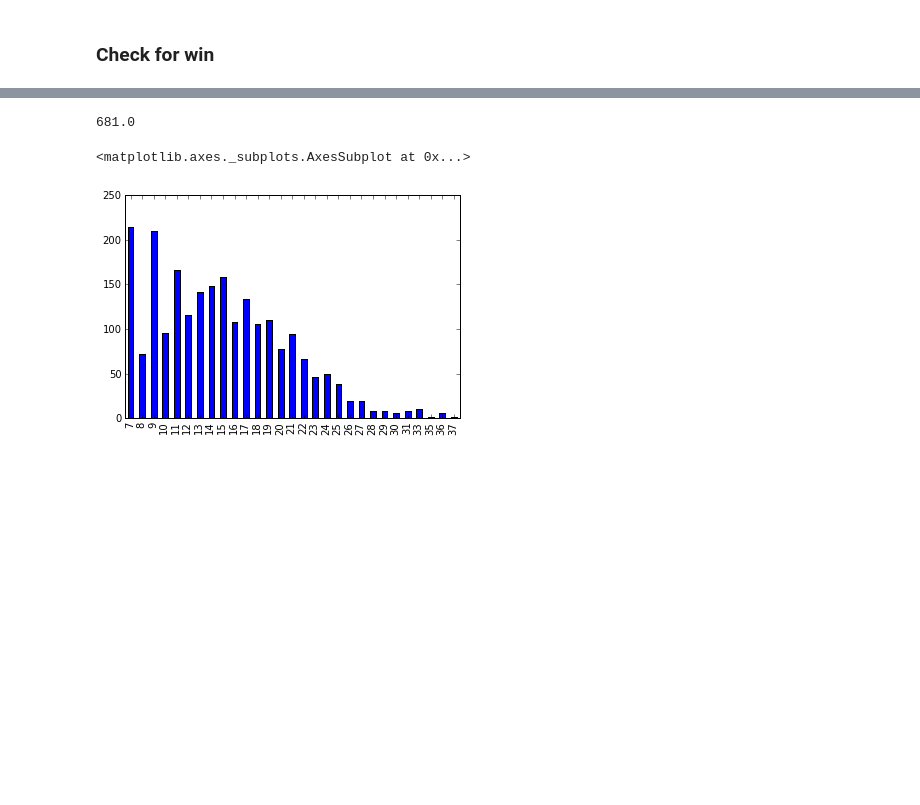
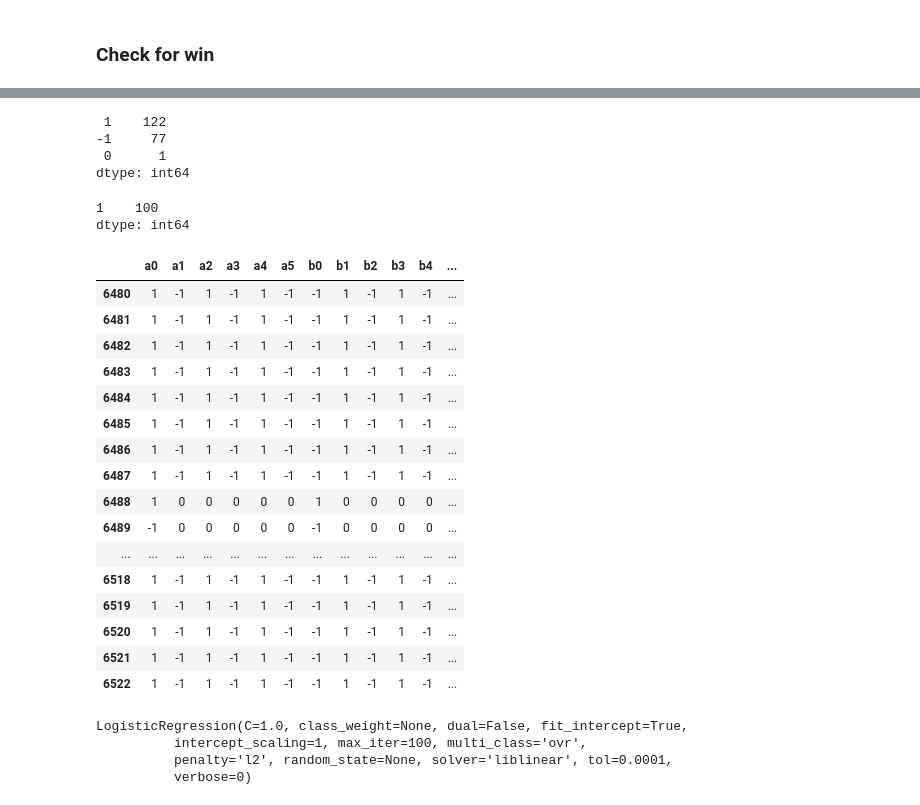
Before and after one commit to dav1dfeldman/Game-AI, a Jupyter notebook: Connect 4 0.0.1.ipynb, the cells around one changed output, grey strips where cells are left out. Saved outputs shown, nothing was run; the diff lists cells and outputs as text; code cells hidden in the pictures; blank space fills up the shorter version.

```diff
--- a/Connect 4 0.0.1.ipynb
+++ b/Connect 4 0.0.1.ipynb
@@ -142,16 +164,18 @@ def determine_new_board_positions(game, choosen_move, player):
     game[choosen_move] = player
     return game
 # %%
-def play_game(game, remaining_empty_positions,winning_positions):
+def play_game(winning_positions, player_1_algo, player_2_algo):
     game = new_game(X_cols)
     remaining_empty_positions = empty_positions(rows, columns)
+    game_progress = pd.DataFrame(columns = X_cols)
     for game_move_count in range(len(game)):
         player = determine_player(game_move_count)
-        choosen_move, has_won_game = choose_move(game, remaining_empty_positions, winning_positions, player)
+        choosen_move, has_won_game = choose_move(game, remaining_empty_positions, winning_positions, player, player_1_algo, player_2_algo)
         game = determine_new_board_positions(game, choosen_move, player)
+        game_progress = game_progress.append(game, ignore_index=True)
         remaining_empty_positions = remove_empty_position(choosen_move, remaining_empty_positions)
         if has_won_game == True:
-            return (player, game)
+            return (player, game, game_progress)
 # %%
 connect_n = 4
 board_height = 6
@@ -177,14 +196,16 @@ defaultdict(<type 'list'>, {'f0': [('up', ['f0', 'f1', 'f2', 'f3'])], 'f1': [('u
 # %%
 random.seed(0)
 # all_cols = X_cols.append("Winner")
-df = pd.DataFrame(columns = X_cols)
+df_games = pd.DataFrame(0, index = [0], columns = X_cols + ['Winner'])
+df_games_progress =  pd.DataFrame(0, index = [0], columns = X_cols + ['Winner'])
 # %%
-number_of_games = 1000
+number_of_games = 10
 # %%
 %%time
 for game_number in range(number_of_games):
-    winner, game_result = play_game(game, remaining_empty_positions, winning_positions)
-    game_info = game_result.append(pd.Series(winner, index = ['Winner']))
-    df = df.append(game_info, ignore_index=True)
-    df = df.append(game_info * -1, ignore_index=True)
+    winner, game, game_progress = play_game(winning_positions, 'linear', 'linear')
+    game_info = game.append(pd.Series(winner, index = ['Winner']))
+    df_games = df_games.append(game_info, ignore_index = True)
+    game_progress['Winner'] = winner
+    df_games_progress = df_games_progress.append(game_progress, ignore_index = True)
 # %% [output]
@@ -209,4 +213,0 @@ dtype: int64
-# %%
-df[df.index.map(lambda x: x % 2) == 0].loc[:,:'g5'].sum(axis = 1).sum()
-# %% [output]
-681.0
@@ -215,5 +214,32 @@ moves_per_game = (df.loc[:,:'g5'] != 0).sum(axis = 1).value_counts().sort_index(
-# %%
-moves_per_game.plot(kind = 'bar')
-# %% [output]
-<matplotlib.axes._subplots.AxesSubplot at 0x...>
-[figure, removed]
+# %%
+df_games.Winner[:200].value_counts()
+# %% [output]
+ 1    122
+-1     77
+ 0      1
+dtype: int64
+# %%
+df_games.Winner[201:].value_counts()
+# %% [output]
+1    100
+dtype: int64
+# %%
+df_games_progress.iloc[6480:]
+# %% [output]
+|  | a0 | a1 | a2 | a3 | a4 | a5 | b0 | b1 | b2 | b3 | b4 | ... |
+| 6480 | 1 | -1 | 1 | -1 | 1 | -1 | -1 | 1 | -1 | 1 | -1 | ... |
+| 6481 | 1 | -1 | 1 | -1 | 1 | -1 | -1 | 1 | -1 | 1 | -1 | ... |
+| 6482 | 1 | -1 | 1 | -1 | 1 | -1 | -1 | 1 | -1 | 1 | -1 | ... |
+| 6483 | 1 | -1 | 1 | -1 | 1 | -1 | -1 | 1 | -1 | 1 | -1 | ... |
+| 6484 | 1 | -1 | 1 | -1 | 1 | -1 | -1 | 1 | -1 | 1 | -1 | ... |
+| 6485 | 1 | -1 | 1 | -1 | 1 | -1 | -1 | 1 | -1 | 1 | -1 | ... |
+| 6486 | 1 | -1 | 1 | -1 | 1 | -1 | -1 | 1 | -1 | 1 | -1 | ... |
+| 6487 | 1 | -1 | 1 | -1 | 1 | -1 | -1 | 1 | -1 | 1 | -1 | ... |
+| 6488 | 1 | 0 | 0 | 0 | 0 | 0 | 1 | 0 | 0 | 0 | 0 | ... |
+| 6489 | -1 | 0 | 0 | 0 | 0 | 0 | -1 | 0 | 0 | 0 | 0 | ... |
+| ... | ... | ... | ... | ... | ... | ... | ... | ... | ... | ... | ... | ... |
+| 6518 | 1 | -1 | 1 | -1 | 1 | -1 | -1 | 1 | -1 | 1 | -1 | ... |
+| 6519 | 1 | -1 | 1 | -1 | 1 | -1 | -1 | 1 | -1 | 1 | -1 | ... |
+| 6520 | 1 | -1 | 1 | -1 | 1 | -1 | -1 | 1 | -1 | 1 | -1 | ... |
+| 6521 | 1 | -1 | 1 | -1 | 1 | -1 | -1 | 1 | -1 | 1 | -1 | ... |
+| 6522 | 1 | -1 | 1 | -1 | 1 | -1 | -1 | 1 | -1 | 1 | -1 | ... |
@@ -219,0 +252,7 @@ moves_per_game.plot(kind = 'bar')
+# %%
+lr.fit(df_games_progress.iloc[:,:len(X_cols)], df_games_progress.Winner)
+# %% [output]
+LogisticRegression(C=1.0, class_weight=None, dual=False, fit_intercept=True,
+          intercept_scaling=1, max_iter=100, multi_class='ovr',
+          penalty='l2', random_state=None, solver='liblinear', tol=0.0001,
+          verbose=0)
```
Also changed, not shown: parts of 17 cells of this notebook.
